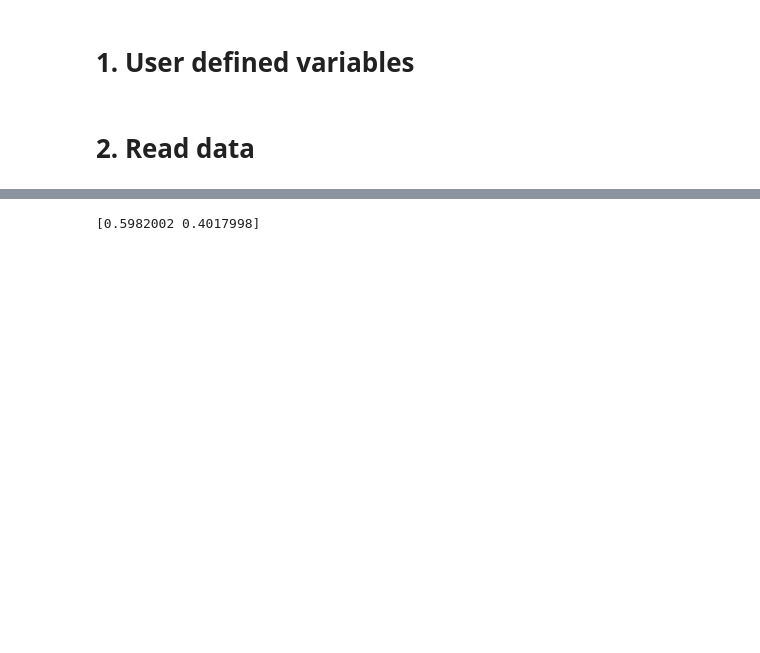
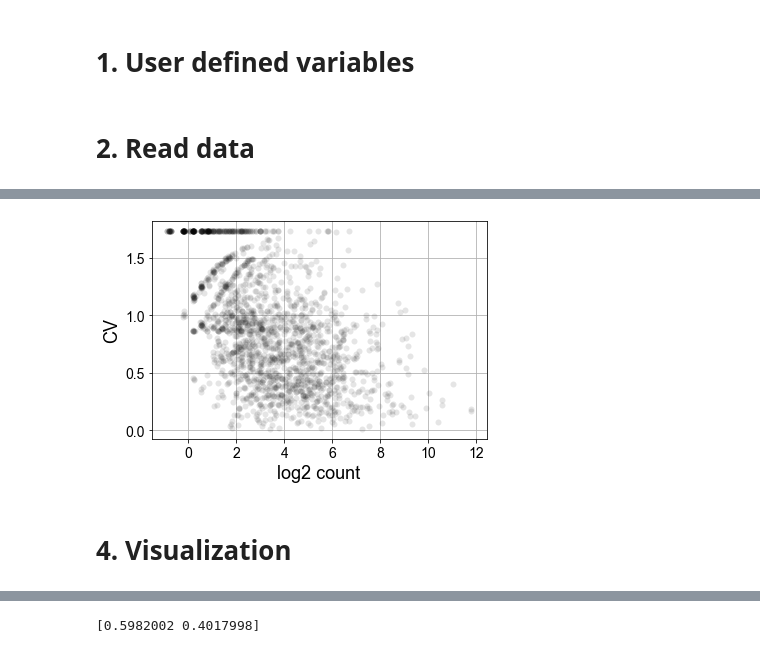
Before and after one commit to adelomana/uwm, a Jupyter notebook: proteomics.ipynb, the cells around one changed output, grey strips where cells are left out. Drawn from its saved outputs; the diff is of its cells as text; code cells hidden in the pictures; blank space fills up the shorter version.

```diff
--- a/proteomics.ipynb
+++ b/proteomics.ipynb
@@ -42,0 +46,4 @@ array([[3.6287e+03, 4.1791e+03, 2.8848e+03],
+# %%
+humanIDs=df.index.tolist()
+newIDs=[element.split('_HUMAN')[0] for element in humanIDs]
+df.index=newIDs
@@ -67,0 +107,9 @@ array([[ 0.1216154 ,  1.38930075, -0.19769848, ..., -0.70710678,
+# %%
+matplotlib.pyplot.plot(df['log2Mean'],df['CV'],'ok',alpha=0.1,mew=0)
+matplotlib.pyplot.xlabel('log2 count')
+matplotlib.pyplot.ylabel('CV')
+matplotlib.pyplot.grid()
+# %% [output]
+[figure, added]
+# %% [markdown]
+# 4. Visualization
```
Also changed, not shown: parts of 52 cells of this notebook.
